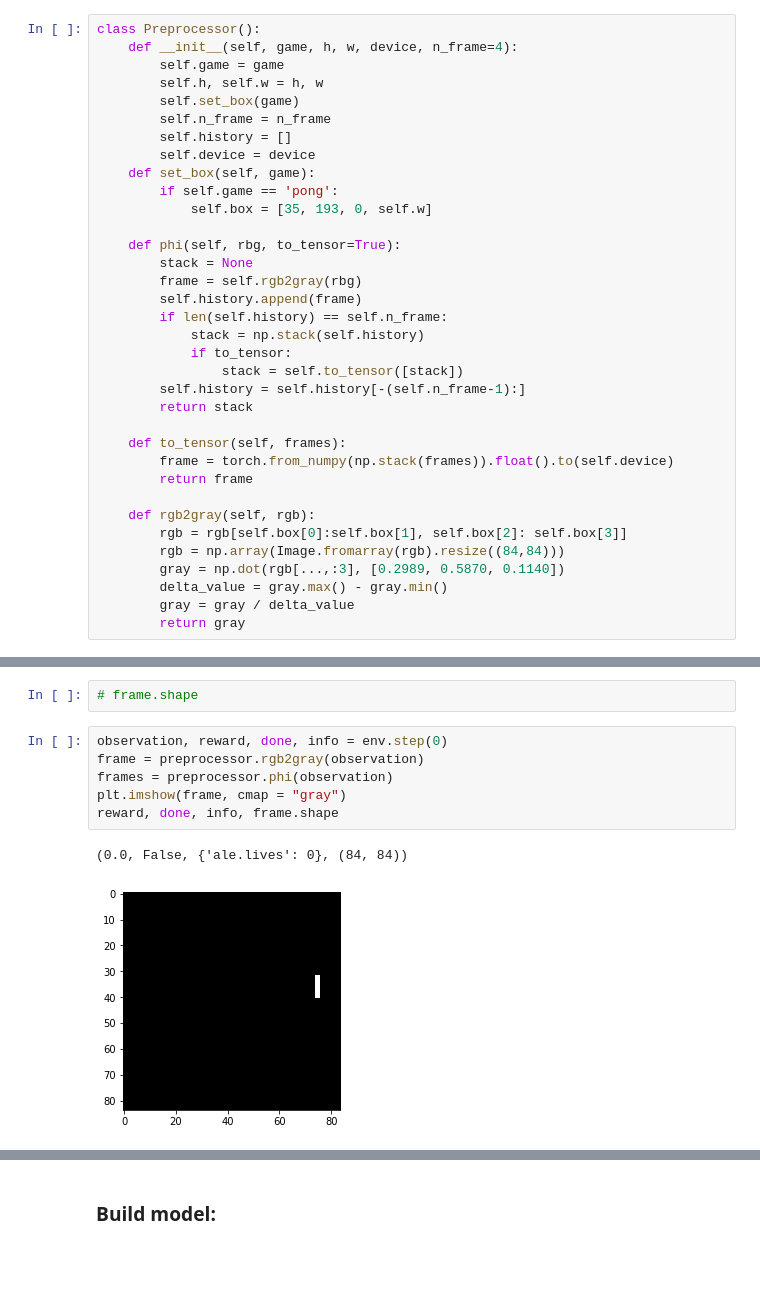
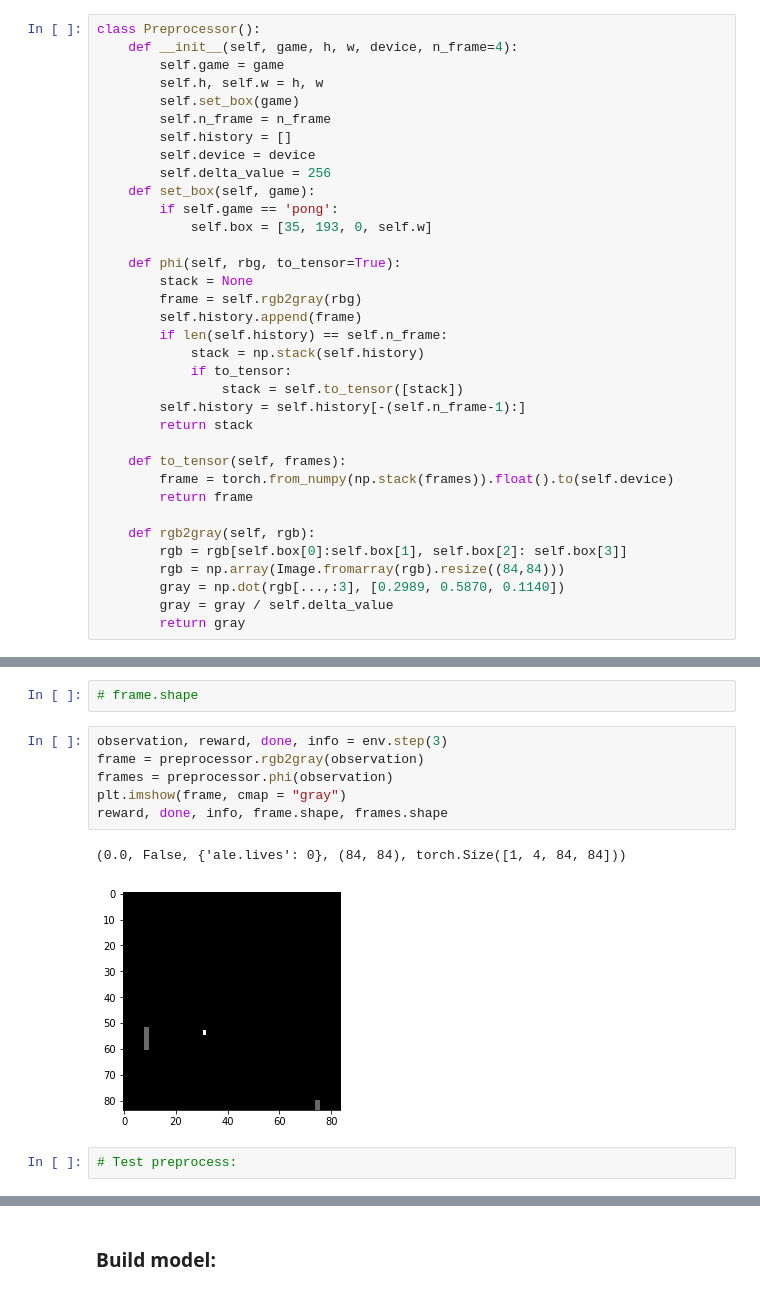
Before and after one commit to quangvu0702/RL_Challenge, a Jupyter notebook: 003 Week 3 Value Function Approximation and DQN.ipynb, the cells around one changed output, grey strips where cells are left out. Saved outputs shown, nothing was run; the diff lists cells and outputs as text; blank space fills up the shorter version.

```diff
--- a/003 Week 3 Value Function Approximation and DQN.ipynb
+++ b/003 Week 3 Value Function Approximation and DQN.ipynb
@@ -46,6 +46,7 @@ class Preprocessor():
         self.n_frame = n_frame
         self.history = []
         self.device = device
+        self.delta_value = 256
     def set_box(self, game):
         if self.game == 'pong':
             self.box = [35, 193, 0, self.w]
@@ -69,8 +70,7 @@ class Preprocessor():
         rgb = rgb[self.box[0]:self.box[1], self.box[2]: self.box[3]]
         rgb = np.array(Image.fromarray(rgb).resize((84,84)))
         gray = np.dot(rgb[...,:3], [0.2989, 0.5870, 0.1140])
-        delta_value = gray.max() - gray.min()
-        gray = gray / delta_value
+        gray = gray / self.delta_value
         return gray
 # %%
 preprocessor = Preprocessor('pong', 210, 160, device)
@@ -117,11 +121,13 @@ ob = env.reset()
 # %%
 # frame.shape
 # %%
-observation, reward, done, info = env.step(0)
+observation, reward, done, info = env.step(3)
 frame = preprocessor.rgb2gray(observation)
 frames = preprocessor.phi(observation)
 plt.imshow(frame, cmap = "gray")
-reward, done, info, frame.shape
+reward, done, info, frame.shape, frames.shape
 # %% [output]
-(0.0, False, {'ale.lives': 0}, (84, 84))
+(0.0, False, {'ale.lives': 0}, (84, 84), torch.Size([1, 4, 84, 84]))
-[figure, old version]
+[figure, new version]
+# %%
+# Test preprocess:
```
Also changed, not shown: parts of 23 cells of this notebook.
